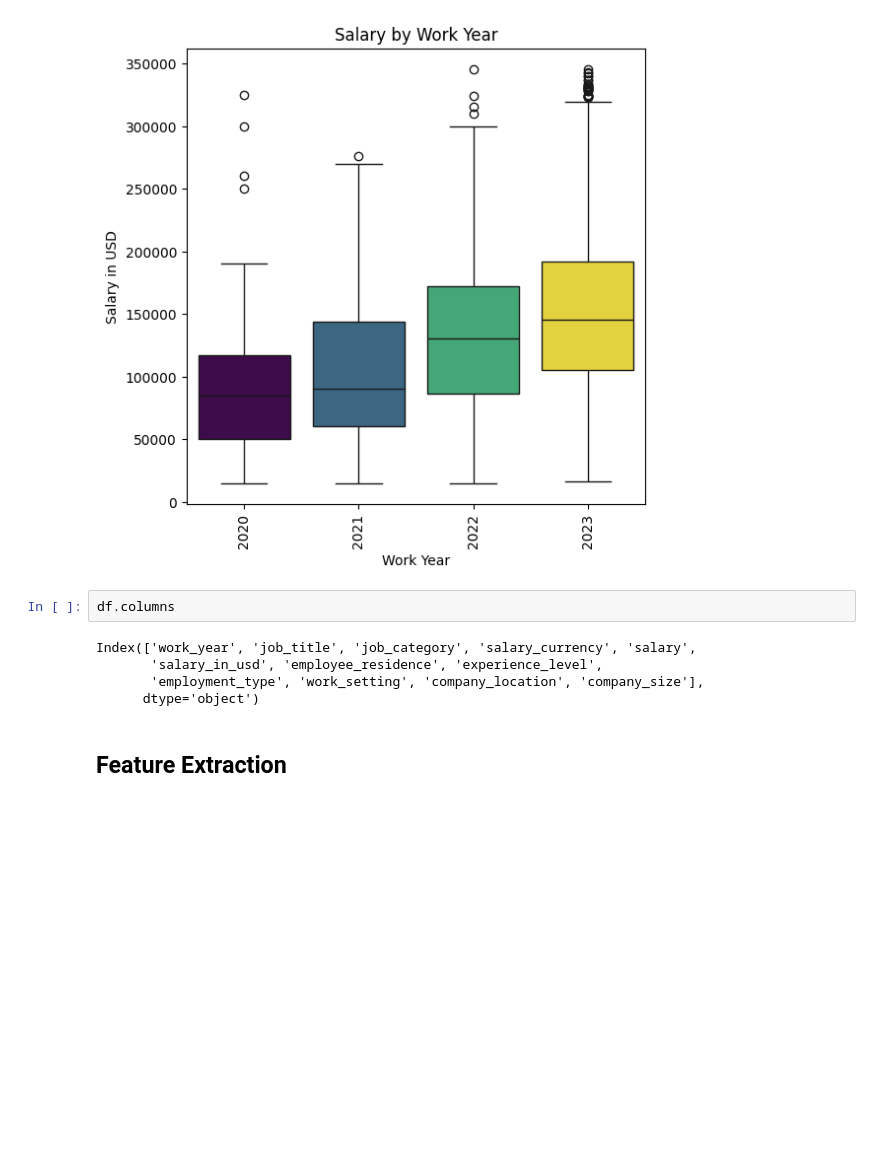
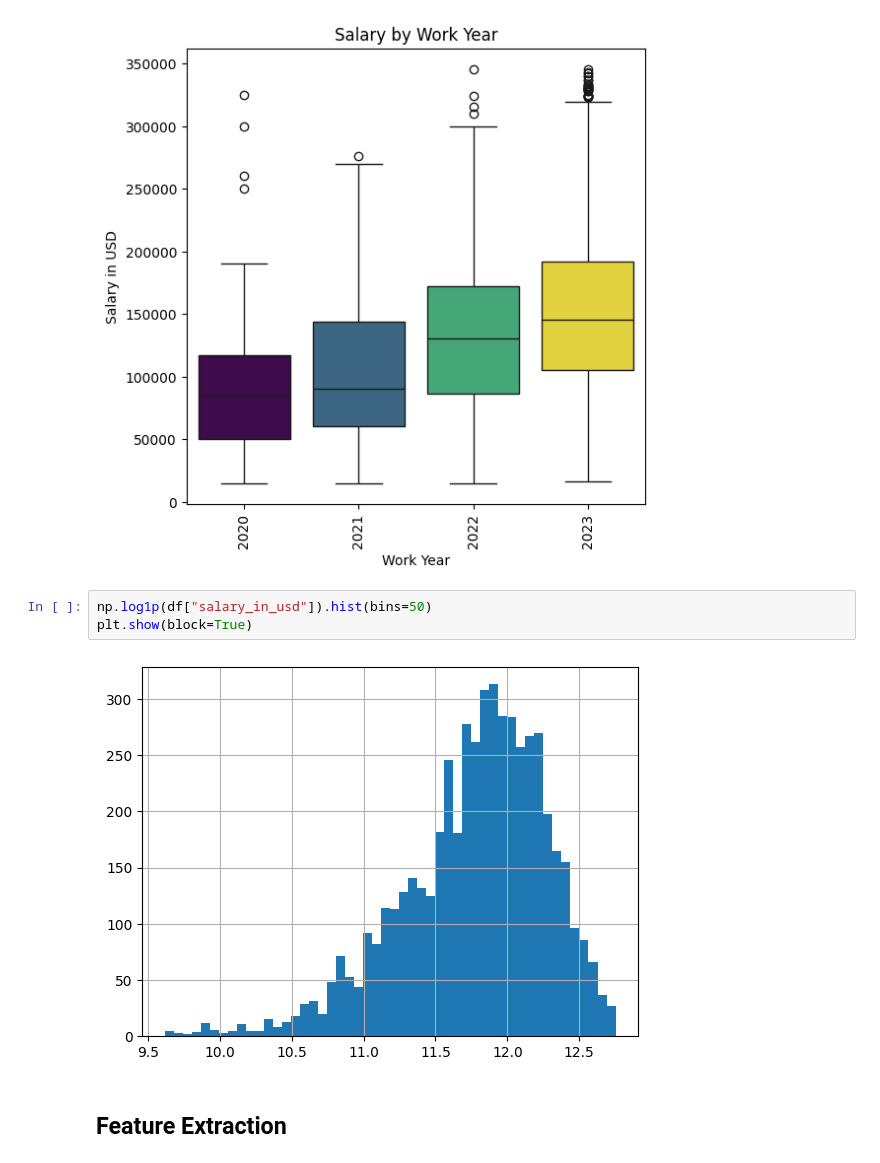
Before and after one commit to olgazju/project_salary_prediction, a Jupyter notebook: EDA.ipynb, the cells around one changed output. Saved outputs shown, nothing was run; the diff lists cells and outputs as text; blank space fills up the shorter version.

```diff
--- a/EDA.ipynb
+++ b/EDA.ipynb
@@ -285,12 +290,10 @@ plt.ylabel('Salary in USD')
 plt.show()
 # %% [output]
 [figure]
-# %%
-df.columns
-# %% [output]
-Index(['work_year', 'job_title', 'job_category', 'salary_currency', 'salary',
-       'salary_in_usd', 'employee_residence', 'experience_level',
-       'employment_type', 'work_setting', 'company_location', 'company_size'],
-      dtype='object')
+# %%
+np.log1p(df["salary_in_usd"]).hist(bins=50)
+plt.show(block=True)
+# %% [output]
+[figure, added]
 # %% [markdown]
 ## Feature Extraction
```
Also changed, not shown: parts of 8 cells of this notebook, 1 other file.
